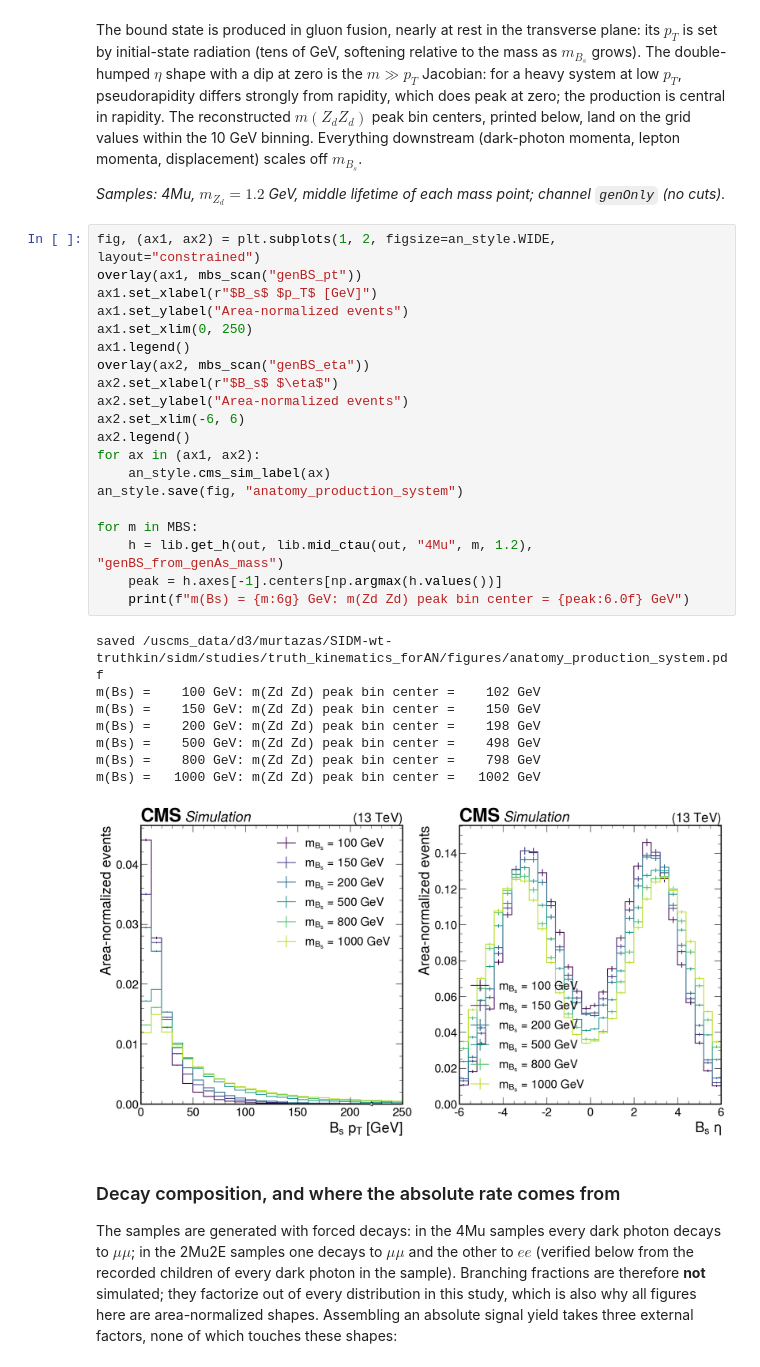
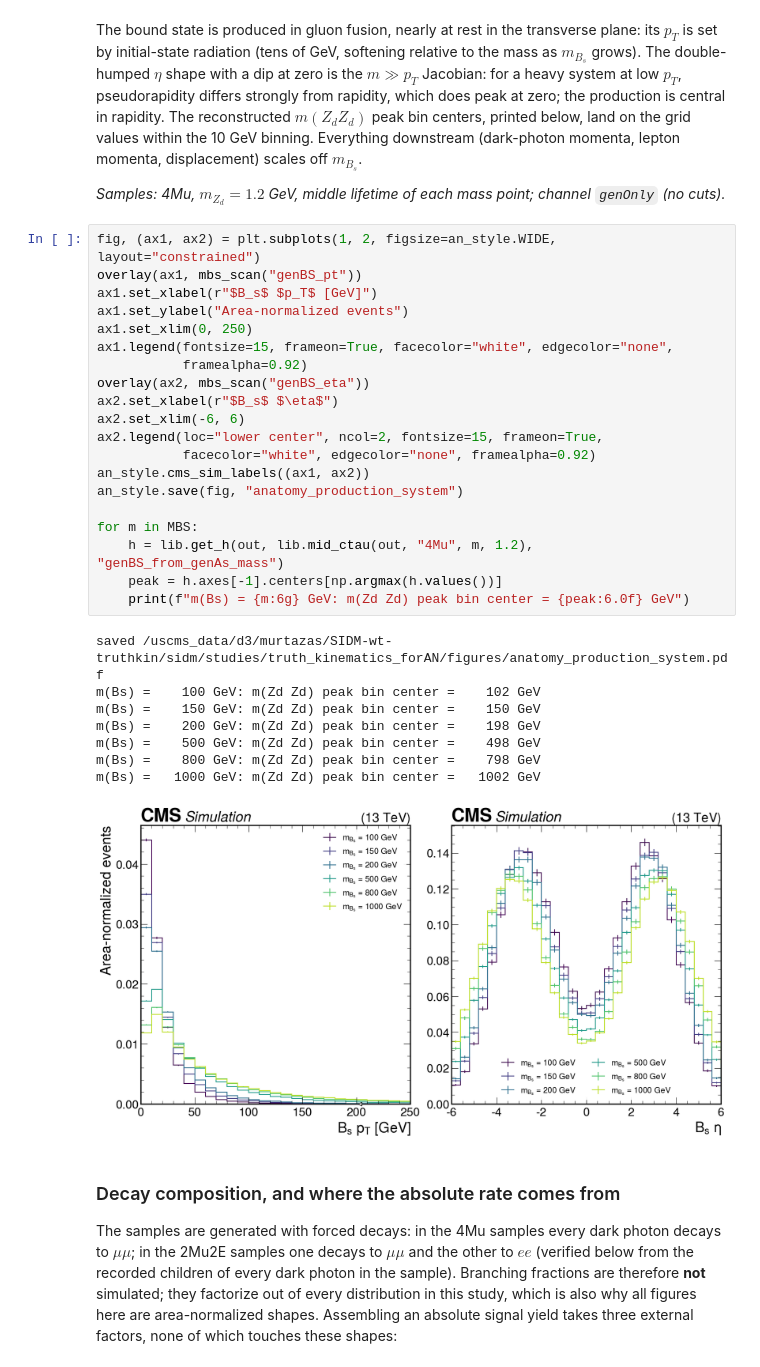
Before and after one commit to mariajose2398/SIDM, a Jupyter notebook: sidm/studies/truth_kinematics_forAN/final_state_anatomy_forAN.ipynb, the cells around one changed output. Drawn from its saved outputs; the diff is of its cells as text.

```diff
--- a/sidm/studies/truth_kinematics_forAN/final_state_anatomy_forAN.ipynb
+++ b/sidm/studies/truth_kinematics_forAN/final_state_anatomy_forAN.ipynb
@@ -109,32 +109,32 @@ channel `genOnly` (no cuts).*
 # %%
 fig, (ax1, ax2) = plt.subplots(1, 2, figsize=an_style.WIDE, layout="constrained")
 overlay(ax1, mbs_scan("genBS_pt"))
 ax1.set_xlabel(r"$B_s$ $p_T$ [GeV]")
 ax1.set_ylabel("Area-normalized events")
 ax1.set_xlim(0, 250)
-ax1.legend()
+ax1.legend(fontsize=15, frameon=True, facecolor="white", edgecolor="none",
+           framealpha=0.92)
 overlay(ax2, mbs_scan("genBS_eta"))
 ax2.set_xlabel(r"$B_s$ $\eta$")
-ax2.set_ylabel("Area-normalized events")
 ax2.set_xlim(-6, 6)
-ax2.legend()
-for ax in (ax1, ax2):
-    an_style.cms_sim_label(ax)
+ax2.legend(loc="lower center", ncol=2, fontsize=15, frameon=True,
+           facecolor="white", edgecolor="none", framealpha=0.92)
+an_style.cms_sim_labels((ax1, ax2))
 an_style.save(fig, "anatomy_production_system")
 
 for m in MBS:
     h = lib.get_h(out, lib.mid_ctau(out, "4Mu", m, 1.2), "genBS_from_genAs_mass")
     peak = h.axes[-1].centers[np.argmax(h.values())]
     print(f"m(Bs) = {m:6g} GeV: m(Zd Zd) peak bin center = {peak:6.0f} GeV")
 # %% [output]
 saved /uscms_data/d3/murtazas/SIDM-wt-truthkin/sidm/studies/truth_kinematics_forAN/figures/anatomy_production_system.pdf
 m(Bs) =    100 GeV: m(Zd Zd) peak bin center =    102 GeV
 m(Bs) =    150 GeV: m(Zd Zd) peak bin center =    150 GeV
 m(Bs) =    200 GeV: m(Zd Zd) peak bin center =    198 GeV
 m(Bs) =    500 GeV: m(Zd Zd) peak bin center =    498 GeV
 m(Bs) =    800 GeV: m(Zd Zd) peak bin center =    798 GeV
 m(Bs) =   1000 GeV: m(Zd Zd) peak bin center =   1002 GeV
-[figure, old version]
+[figure, new version]
 # %% [markdown]
 ### Decay composition, and where the absolute rate comes from
 
```
Also changed, not shown: parts of 8 cells of this notebook, 3 other files.
